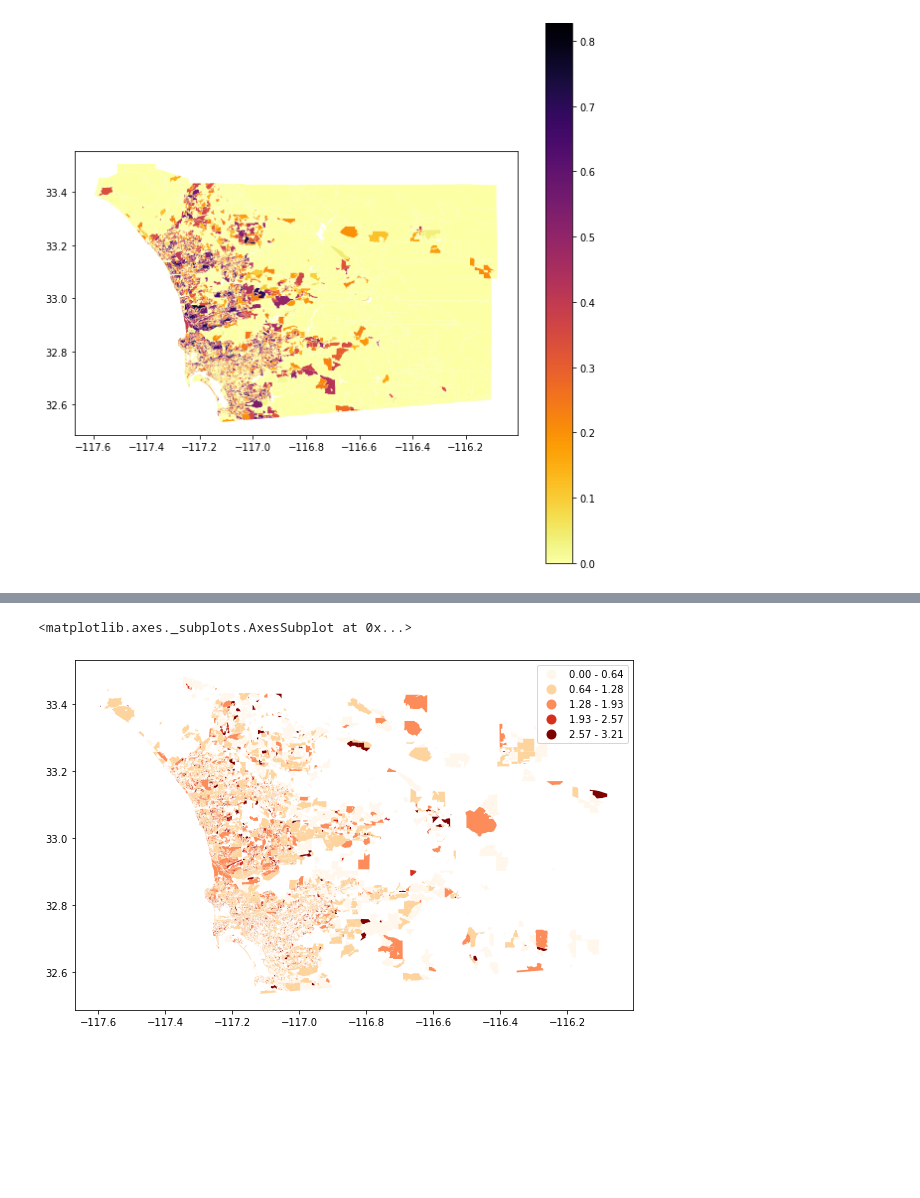
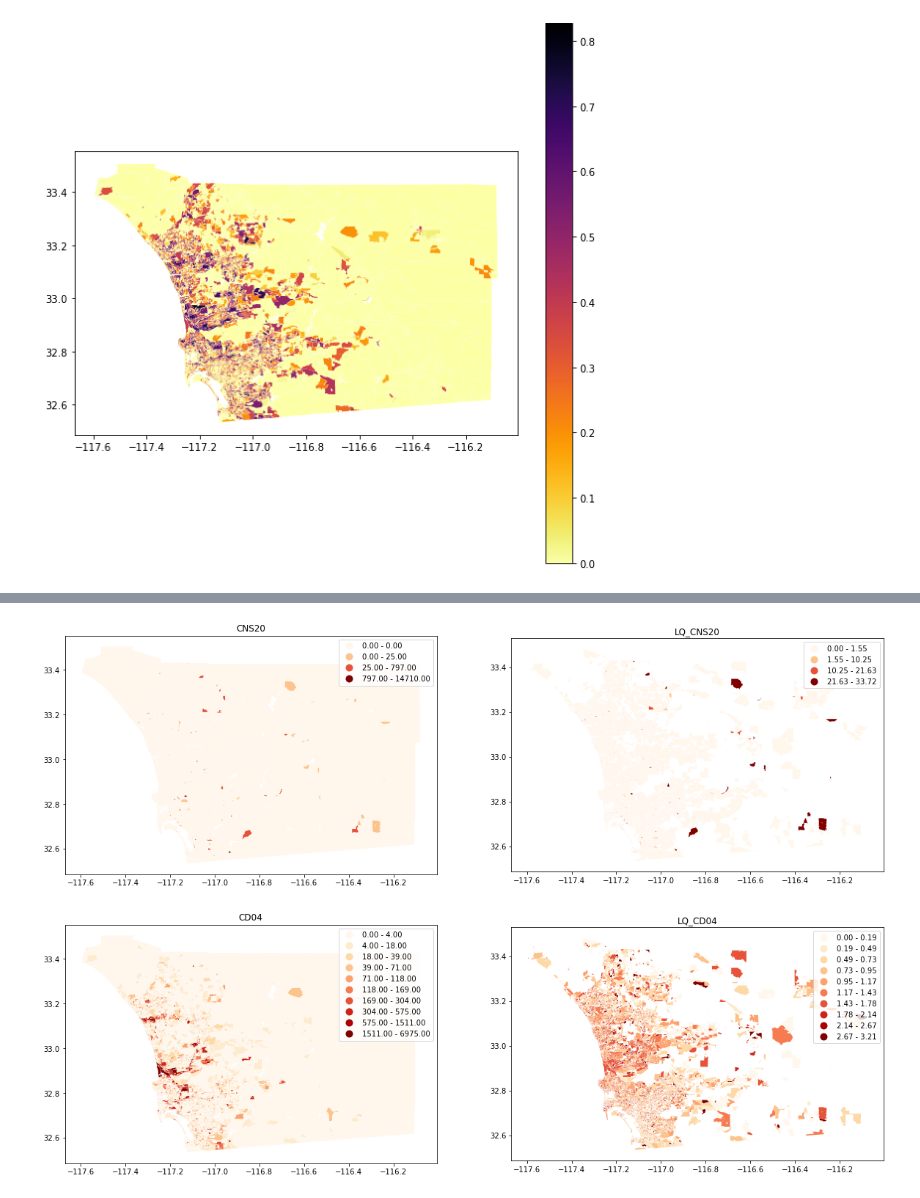
Before and after one commit to AnGWar26/Regional-Employment-Clusters, a Jupyter notebook: LEHD_DataRead.ipynb, the cells around one changed output, grey strips where cells are left out. Drawn from its saved outputs; the diff is of its cells as text; code cells hidden in the pictures; blank space fills up the shorter version.

```diff
--- a/LEHD_DataRead.ipynb
+++ b/LEHD_DataRead.ipynb
@@ -133,15 +124,3 @@ SDlehd_blocks.plot(column='Job_Local_Entropy', cmap='inferno_r', figsize = (10,1
 # %% [output]
 <matplotlib.axes._subplots.AxesSubplot at 0x...>
 [figure]
-# %%
-JobsLQIndex = MultiLocationQuotient(SDlehd_blocks, jobs_list)
-JobsLQIndex.statistics
-EduLQIndex = MultiLocationQuotient(SDlehd_blocks, edu_list)
-EduLQIndex.statistics
-
-for jobtype in range(len(jobs_list)):
-    SDlehd_blocks['LQ_' + jobs_list[jobtype]] = JobsLQIndex.statistics[:,jobtype]
-
-
-for edu in range(len(edu_list)):
-    SDlehd_blocks['LQ_' + edu_list[edu]] = EduLQIndex.statistics[:,edu]
@@ -166,0 +177,10 @@ SDlehd_blocks.plot(column='LQ_CNS20', cmap='OrRd', k=5, scheme='equalinterval',
+# %%
+def graph_codes(code,cmap,k):
+    """A function that takes the LEHD code(string), cmap(string), and k(int) as arguements. Graphs both the original
+   and the LQ of the code with arguements specified. Default scheme is FisherJenksSampled. Can I add error handling for when
+   not enough unique values for requested value of k?"""
+    fig, axs = matplotlib.pyplot.subplots(1,2, figsize=(20,10))
+    axs[0].set_title(code)
+    axs[1].set_title('LQ_'+ code)
+    SDlehd_blocks.plot(column= code, cmap=cmap, k=k, scheme='fisherjenkssampled', figsize = (10,10), legend=True, ax=axs[0],)
+    SDlehd_blocks.plot(column= 'LQ_' + code, cmap=cmap, k=k, scheme='fisherjenkssampled', figsize = (10,10), legend=True, ax=axs[1])
@@ -167,6 +197,10 @@ SDlehd_blocks.plot(column='LQ_CNS20', cmap='OrRd', k=5, scheme='equalinterval',
+# %%
+#Public administration workers
+graph_codes('CNS20','OrRd',4)
+# %% [output]
+[figure, added]
 # %%
 #Distrobution of most educated workers
-SDlehd_blocks.plot(column='LQ_CD04', cmap='OrRd', k=5, scheme='equalinterval', figsize = (10,10), legend=True)
+graph_codes('CD04','OrRd',10)
 # %% [output]
-<matplotlib.axes._subplots.AxesSubplot at 0x...>
-[figure, old version]
+[figure, new version]
```
Also changed, not shown: parts of 9 cells of this notebook.
